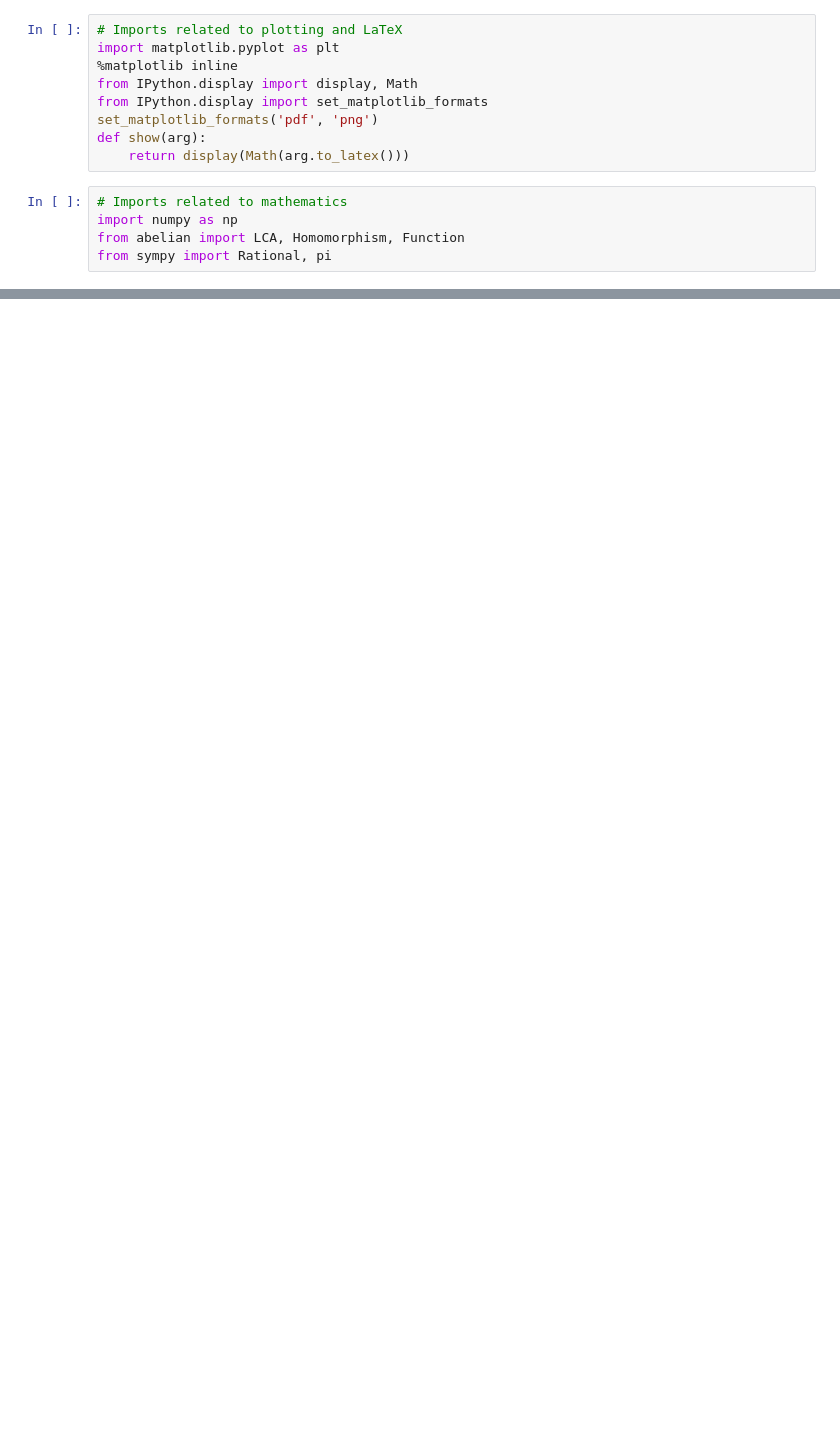
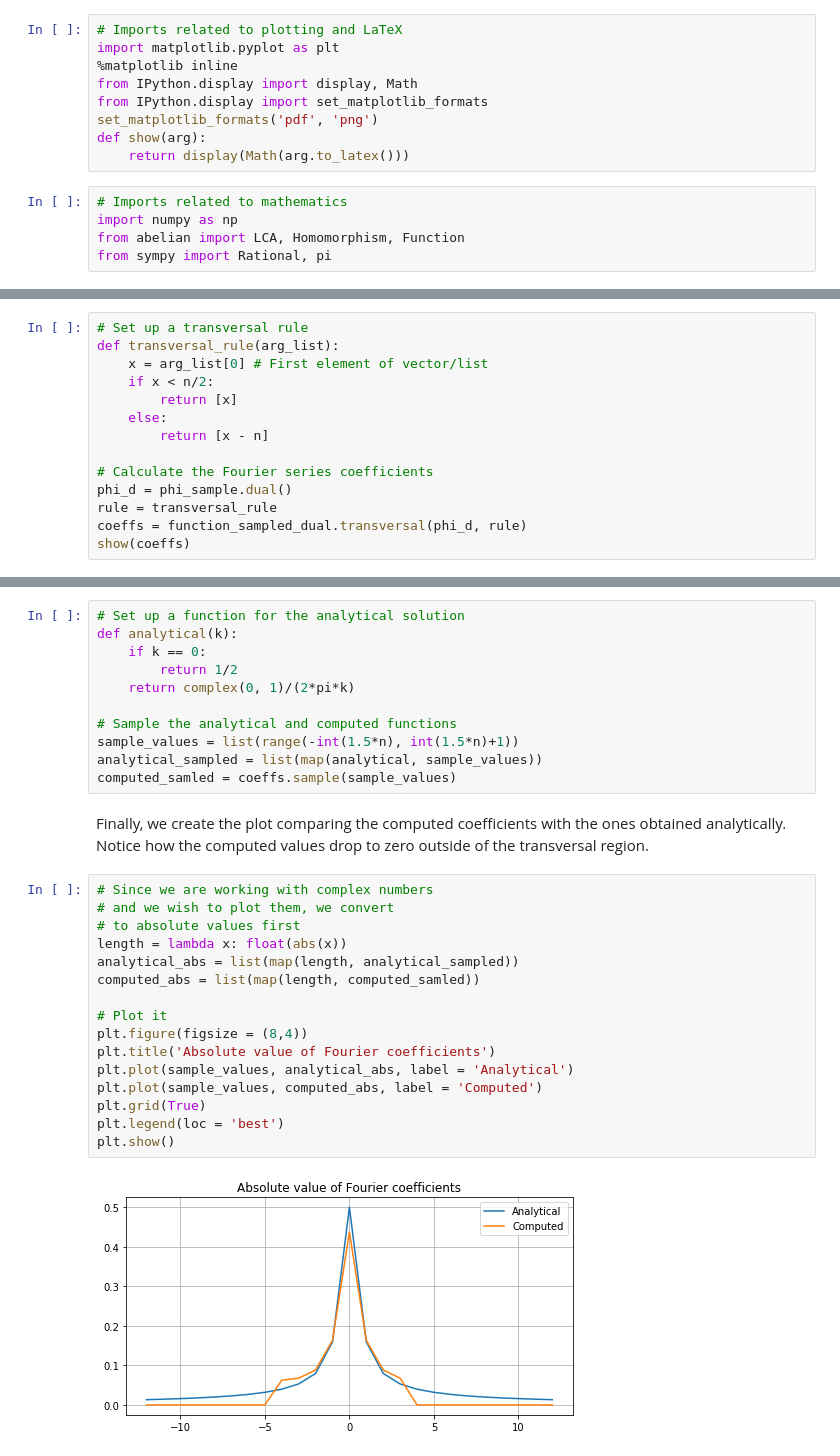
Before and after one commit to tommyod/abelian, a Jupyter notebook: docs/notebooks/fourier_series.ipynb, the cells around one changed output, grey strips where cells are left out. Cells and saved outputs as stored; diff of their text form; blank space fills up the shorter version.

```diff
--- a/docs/notebooks/fourier_series.ipynb
+++ b/docs/notebooks/fourier_series.ipynb
@@ -158,0 +78,14 @@ plt.show()
+# %%
+# Set up a transversal rule
+def transversal_rule(arg_list):
+    x = arg_list[0] # First element of vector/list
+    if x < n/2:
+        return [x]
+    else:
+        return [x - n]
+
+# Calculate the Fourier series coefficients
+phi_d = phi_sample.dual()
+rule = transversal_rule
+coeffs = function_sampled_dual.transversal(phi_d, rule)
+show(coeffs)
@@ -158,0 +104,31 @@ plt.show()
+# %%
+# Set up a function for the analytical solution
+def analytical(k):
+    if k == 0:
+        return 1/2
+    return complex(0, 1)/(2*pi*k)
+
+# Sample the analytical and computed functions
+sample_values = list(range(-int(1.5*n), int(1.5*n)+1))
+analytical_sampled = list(map(analytical, sample_values))
+computed_samled = coeffs.sample(sample_values)
+# %% [markdown]
+Finally, we create the plot comparing the computed coefficients with the ones obtained analytically. Notice how the computed values drop to zero outside of the transversal region.
+# %%
+# Since we are working with complex numbers
+# and we wish to plot them, we convert
+# to absolute values first
+length = lambda x: float(abs(x))
+analytical_abs = list(map(length, analytical_sampled))
+computed_abs = list(map(length, computed_samled))
+
+# Plot it
+plt.figure(figsize = (8,4))
+plt.title('Absolute value of Fourier coefficients')
+plt.plot(sample_values, analytical_abs, label = 'Analytical')
+plt.plot(sample_values, computed_abs, label = 'Computed')
+plt.grid(True)
+plt.legend(loc = 'best')
+plt.show()
+# %% [output]
+[figure, added]
```
Also changed, not shown: parts of 37 cells of this notebook, 7 other files.
